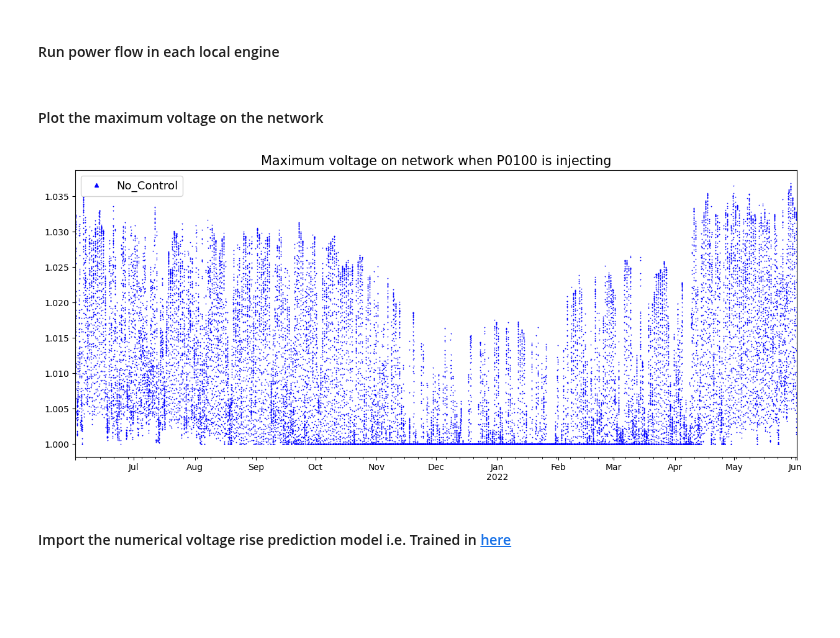
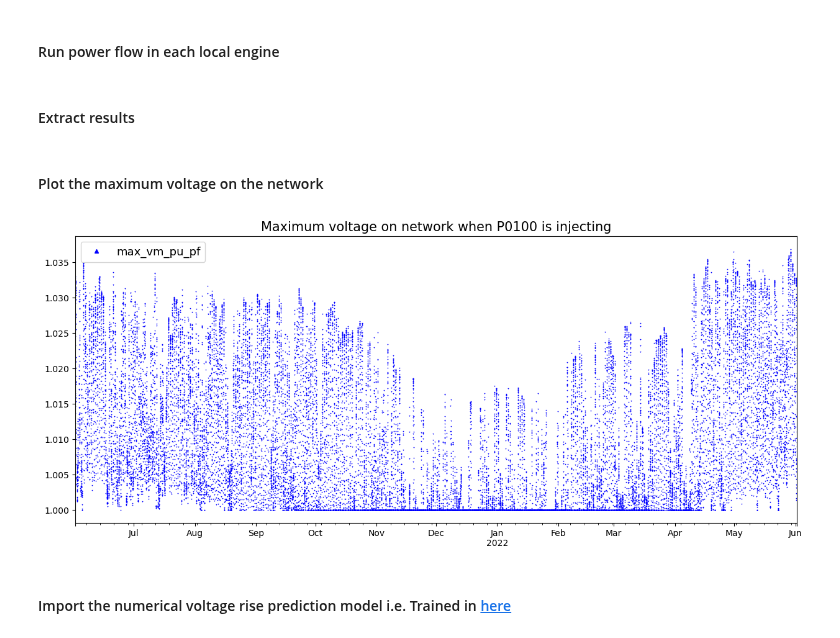
Before and after one commit to pajjaecat/ORI-SRD, a Jupyter notebook: Ressources/Notebooks/VoltageRiseNum_Pred.ipynb, the cells around one changed output. Saved outputs shown, nothing was run; the diff lists cells and outputs as text; code cells hidden in the pictures; blank space fills up the shorter version.

```diff
--- a/Ressources/Notebooks/VoltageRiseNum_Pred.ipynb
+++ b/Ressources/Notebooks/VoltageRiseNum_Pred.ipynb
@@ -121,0 +97,3 @@ dview = rc[:]                      # Create a direct view of all engine or clien
+# %%
+n_engines = os.cpu_count()-1         # Total number of engines
+parEngines = oriCs.CreateParEngines(n_engines)
@@ -168,19 +149,24 @@ resulting = [oriFunctions.run_powerflow_at(lowerNet, cur_period, lowerNet_hv_act
+# %% [markdown]
+#### Extract results
 # %%
 # Gather the result of each engine in a sigle list
-list_max_vm_pu = dview.gather('resulting')
+list_max_vm_pu = parEngines.gather_results('resulting')
+time.sleep(1)
+
+# Extract results
+max_vm_pu_df = parEngines.get_results_asDf(list_max_vm_pu)
+max_vm_pu_df.colums = 'No_Control'
 # %% [markdown]
 #### Plot the maximum voltage on the network
 # %%
-max_vm_pu_df = pd.DataFrame(data=np.array(list_max_vm_pu)[:,0],
-                            index=np.array(list_max_vm_pu)[:,1], columns=['No_Control'])
 fig, axx = plt.subplots(figsize=(15,6))
 max_vm_pu_df.plot(ax=axx, style='b^',markersize=0.5,)
 
 plt.legend( fontsize=13, markerscale=10)
 plt.title(f"Maximum voltage on network when {ctrld_HvProd_name} is injecting", fontsize=15);
 # plt.xlim(['2020 01 01', '2020 01 03'])
 # %% [output]
-[figure, old version]
+[figure, new version]
 # %% [markdown]
 #### Import the numerical voltage rise prediction model i.e. Trained in [here](VoltageRiseNum_Train.ipynb)
 # %%
```
Also changed, not shown: parts of 13 cells of this notebook.
